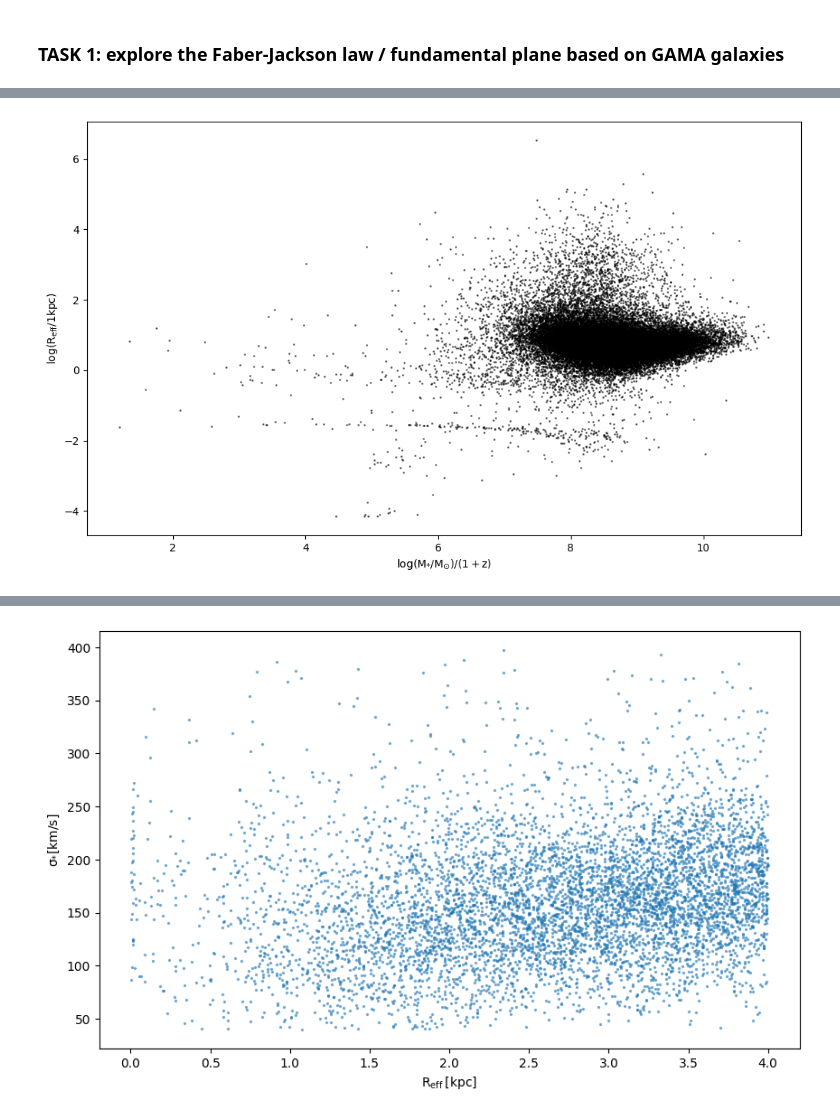
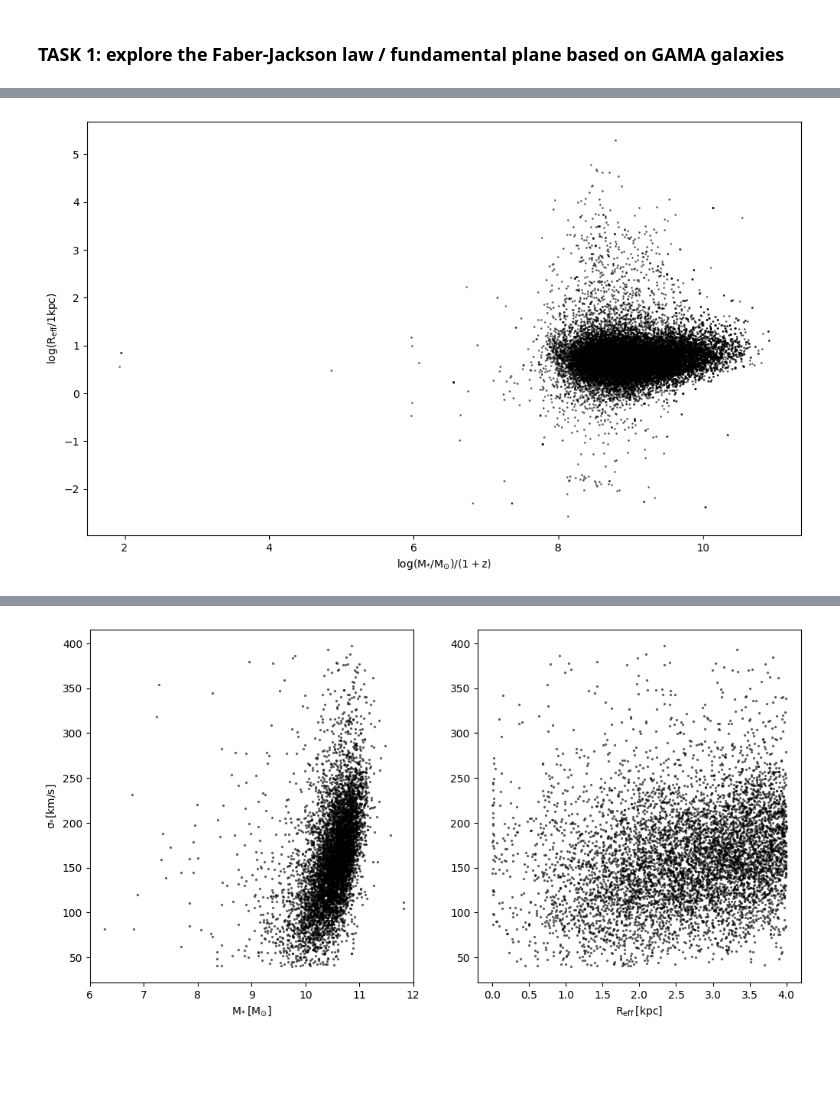
Before and after one commit to ASTR0MNSTR/univ_codes, a Jupyter notebook: 2025_2026/Extragalactic/05b-etgs_relations.ipynb, the cells around one changed output, grey strips where cells are left out. Saved outputs shown, nothing was run; the diff lists cells and outputs as text; code cells hidden in the pictures; blank space fills up the shorter version.

```diff
--- a/2025_2026/Extragalactic/05b-etgs_relations.ipynb
+++ b/2025_2026/Extragalactic/05b-etgs_relations.ipynb
@@ -25,0 +61,6 @@ cosmo = FlatLambdaCDM(H0=70, Om0=.3)
+# %%
+df = magphys.merge(sersic, how='inner', left_on='CATAID', right_on='CATAID')
+
+df = df.merge(veldisp, how='inner', left_on='CATAID', right_on='CATAID')
+
+df
@@ -34,7 +89,7 @@ Some questions/hints to answer first:
 - does GAMA provide luminosity measurements? if not, what can be used as a proxy?
 - effective radii are available in SersicPhotometry, though not in kpc ;)
 # %%
-df = pd.read_csv(merged_file)
+# df = pd.read_csv(merged_file)
 
 df
 # %% [output]
@@ -54,21 +109,21 @@ df
 # %%
-Z = df['magphys_Z'].values
+Z = df['Z_x'].values
 d_A = cosmo.angular_diameter_distance(Z)
-theta_rad = (df['sersic_GALRE_r'].values * u.arcsec).to(u.rad).value
+theta_rad = (df['GALRE_r'].values * u.arcsec).to(u.rad).value
 df['reff_kpc'] = d_A.to(u.kpc).value * theta_rad
 
-early = df[df['sersic_GALINDEX_r'] > 4.0]
+early = df[df['GALINDEX_r'] > 4.0]
 
 fig, ax = plt.subplots(figsize=(12, 7))
 
-ax.scatter(early['magphys_mass_stellar_percentile50']/(early['magphys_Z'] + 1), np.log10(early['reff_kpc']), color='k', s=1, alpha=0.5)
+ax.scatter(early['mass_stellar_percentile50']/(early['Z_x'] + 1), np.log10(early['reff_kpc']), color='k', s=1, alpha=0.5)
 ax.set_xlabel(r'$\rm \log(M_{*}/M_{\odot}) / (1 + z)$')
 ax.set_ylabel(r'$\rm \log(R_{eff}/1 kpc)$')
 # ax.set_yscale('log')
 
 plt.show()
 # %% [output]
-[figure, old version]
+[figure, new version]
 # %% [markdown]
 #### Try to replicate the attached figure (Faber-Jackson law, both panels)
 
@@ -87,23 +142,36 @@ vel_df
 # %%
-merged = df.merge(vel_df, left_on='magphys_CATAID', right_on='CATAID')
+# merged = df.merge(vel_df, left_on='magphys_CATAID', right_on='CATAID')
 
-early = merged['sersic_GALINDEX_r'] > 4
-mask = (merged['rad_kpc'] <= 4) & (merged['SIG_STARCORR'] <= 400) & (merged['SIG_STARCORR']  > 40)
+early = df['GALINDEX_r'] > 4
+mask = (df['reff_kpc'] <= 4) & (df['SIG_STARCORR'] <= 400) & (df['SIG_STARCORR']  > 40)
 
-fig, ax = plt.subplots(figsize=(10, 6))
-ax.scatter(
-    merged.loc[early & mask, 'rad_kpc'],
-    merged.loc[early & mask, 'SIG_STARCORR'],
+fig, ax = plt.subplots(1, 2, figsize=(12, 6))
+
+ax[0].scatter(
+    df.loc[early & mask, 'mass_stellar_percentile50'],
+    df.loc[early & mask, 'SIG_STARCORR'],
     s=2,
-    alpha=0.5
+    alpha=0.5,
+    color='black'
 )
 
-ax.set_xlabel(r'$\rm R_{eff} \: [kpc]$')
-ax.set_ylabel(r'$\rm \sigma_{*} [km/s]$')
+ax[1].scatter(
+    df.loc[early & mask, 'reff_kpc'],
+    df.loc[early & mask, 'SIG_STARCORR'],
+    s=2,
+    alpha=0.5,
+    color='black'
+)
+
+ax[1].set_xlabel(r'$\rm R_{eff} \: [kpc]$')
+ax[0].set_xlabel(r'$\rm M_{*} \: [M_{\odot}]$')
+ax[0].set_ylabel(r'$\rm \sigma_{*} [km/s]$')
+
+ax[0].set_xlim(6, 12)
 
 plt.show()
 # %% [output]
-[figure, old version]
+[figure, new version]
 # %%
 # merged = df.merge(vel_df, left_on='magphys_CATAID', right_on='CATAID')
 
```
Also changed, not shown: parts of 9 cells of this notebook, 29 other files.
